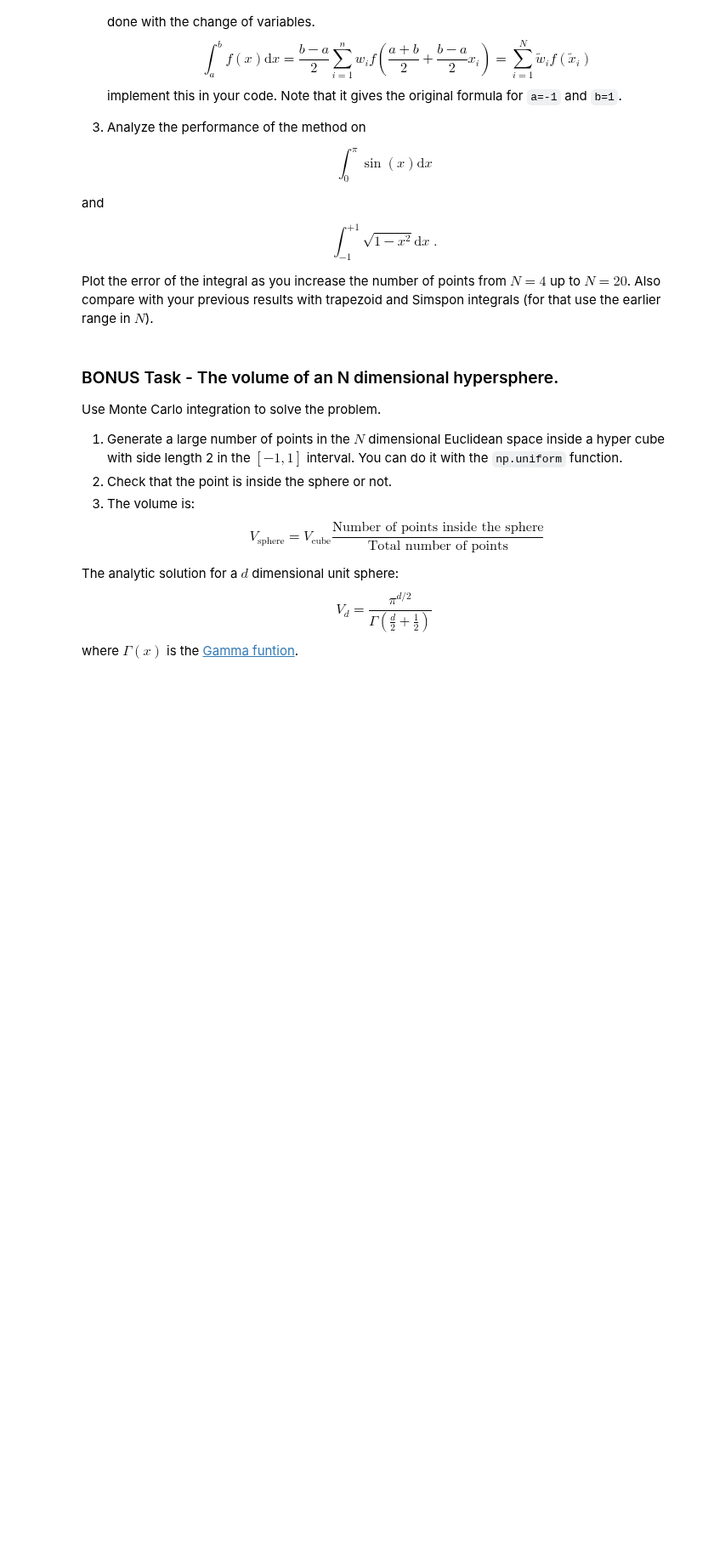
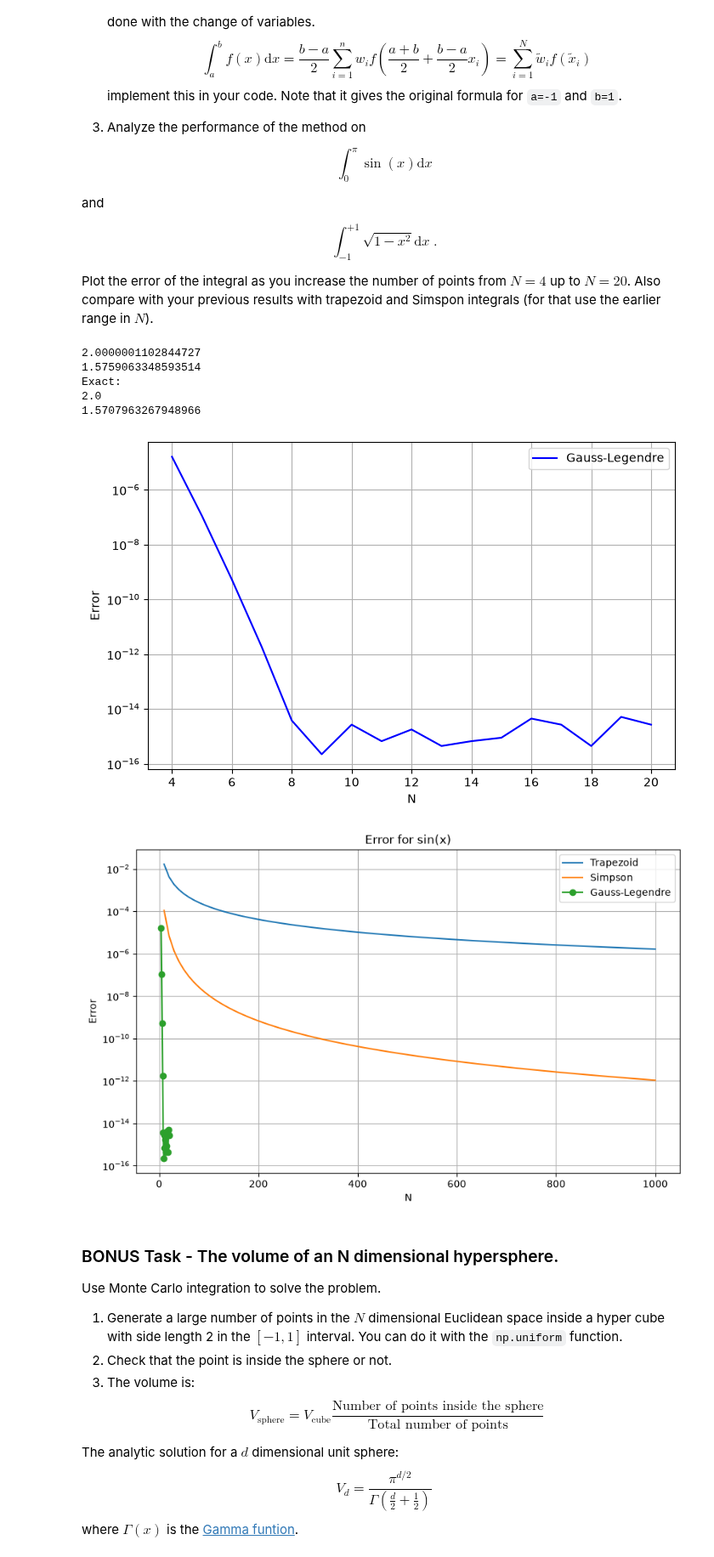
Before and after one commit to Feri0726/numalg-methods, a Jupyter notebook: practice07.ipynb, the cells around one changed output. Shown at 85% size. Cells and saved outputs as stored; diff of their text form; code cells hidden in the pictures; blank space fills up the shorter version.

```diff
--- a/practice07.ipynb
+++ b/practice07.ipynb
@@ -252,27 +349,98 @@ from scipy.special import roots_legendre
 # %%
 # The implementation of the previous my_int function which you should modify to include the quadrature method
 def my_int(f,a,b,N,method):
     if(not callable(f)): raise TypeError('f has to be a funtion')
     if(not isinstance(a,float)): raise TypeError('a has to be a float')
     if(not isinstance(b,float)): raise TypeError('b has to be a float')
-    if(not isinstance(N,int)): raise TypeError('N has to be an integer')
+    if(not isinstance(N,(int, np.integer))): raise TypeError('N has to be an integer')
     if(not isinstance(method,str)): raise TypeError('option has to be a string')
     if(method=='simp'):
         if N % 2 == 1:
             raise ValueError("N must be even for Simpson's rule.")
     if (method=='trap' or method=='simp'):
         h = (b - a) / N  # step size
         x = np.linspace(a, b, N+1)  # N+1 points
         y = f(x)
     # Trapezoidal rule formula
     if(method=='trap'):
         integral = h * (0.5 * y[0] + np.sum(y[1:-1]) + 0.5 * y[-1])
     # Simpson's rule formula
     if(method=='simp'):
         integral = h / 3 * (y[0] + 4 * np.sum(y[1:-1:2]) + 2 * np.sum(y[2:-2:2]) + y[-1])
     if(method=='quad'):
-        #TODO: implement the quadrature method here, you can use the roots_legendre function to get the points and weights
+        xi, wi = roots_legendre(N)
+        x = (a+b)/2 + (b-a)/2*xi
+        integral = (b-a)/2 * np.sum(wi*f(x))
+    if(method != 'trap' and method != 'simp' and method != 'quad'):
+        raise ValueError("Unknown method")
     return integral
+f1 = lambda x: np.sin(x)
+f2 = lambda x: np.sqrt(1-x**2)
+
+print(my_int(f1,0.0,np.pi,5,'quad'))
+print(my_int(f2,-1.0,1.0,5,'quad'))
+
+
+print("Exact:")
+print(2.0)
+print(np.pi/2)
+N_values = np.arange(4,21)
+
+quad_err = []
+
+for N in N_values:
+    I = my_int(np.sin,0.0,np.pi,N,'quad')
+    quad_err.append(abs(2-I))
+
+
+plt.figure(figsize=(8,5))
+plt.semilogy(N_values, quad_err, 'b-', label='Gauss-Legendre')
+plt.xlabel('N')
+plt.ylabel('Error')
+plt.legend()
+plt.grid()
+plt.show()
+
+
+
+trap_err = []
+simp_err = []
+
+N_long = np.arange(10, 1001, 10)
+
+for N in N_long:
+    trap_err.append(abs(2-my_int(np.sin,0.0,np.pi,N,'trap')))
+    if N % 2 == 0:
+        simp_err.append(abs(2-my_int(np.sin,0.0,np.pi,N,'simp')))
+    else:
+        simp_err.append(np.nan)
+    N_quad = np.arange(4,21)
+
+quad_err = []
+
+for N in N_quad:
+    quad_err.append(abs(2-my_int(np.sin,0.0,np.pi,N,'quad')))
+
+
+plt.figure(figsize=(10,6))
+plt.semilogy(N_long, trap_err, label='Trapezoid')
+plt.semilogy(N_long, simp_err, label='Simpson')
+plt.semilogy(N_quad, quad_err, 'o-', label='Gauss-Legendre')
+
+plt.xlabel('N')
+plt.ylabel('Error')
+plt.title('Error for sin(x)')
+plt.legend()
+plt.grid()
+plt.show()
+# %% [output]
+2.0000001102844727
+1.5759063348593514
+Exact:
+2.0
+1.5707963267948966
+[figure, added]
+[figure, added]
 # %% [markdown]
 ### BONUS Task - The volume of an N dimensional hypersphere.
 
```
Also changed, not shown: parts of 1 cell of this notebook.
